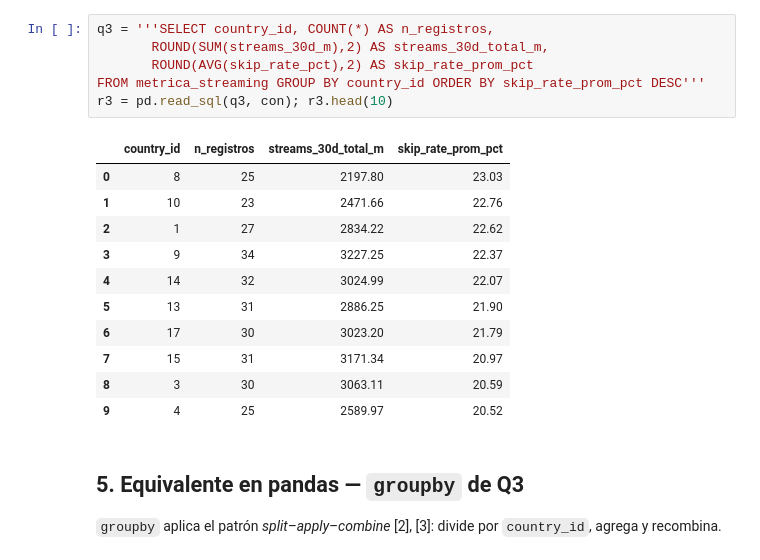
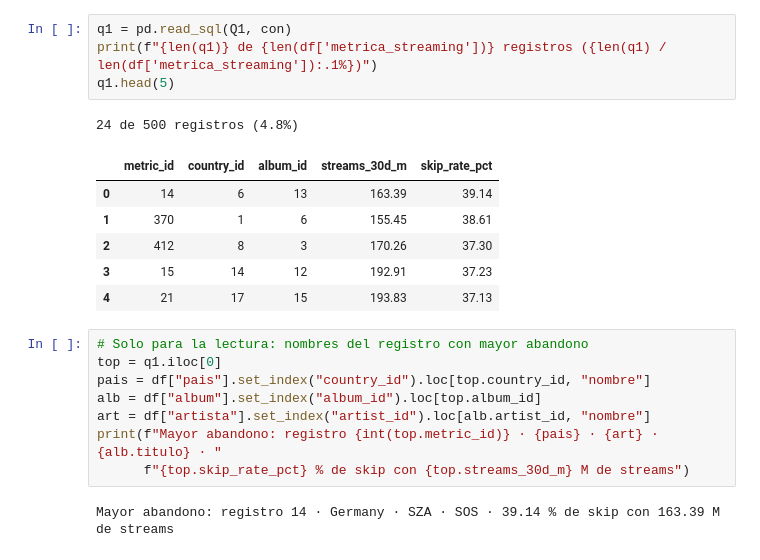
Before and after one commit to Drewroots/electiva-vi-ciencia-datos-2026-b-g1, a Jupyter notebook: 07-week/02-optional-activity/consultas-sql-pandas.ipynb, the cells around one changed output. Drawn from its saved outputs; the diff is of its cells as text.

```diff
--- a/07-week/02-optional-activity/consultas-sql-pandas.ipynb
+++ b/07-week/02-optional-activity/consultas-sql-pandas.ipynb
@@ -71,21 +69,22 @@ pd.read_sql(q2, con)
-# %%
-q3 = '''SELECT country_id, COUNT(*) AS n_registros,
-       ROUND(SUM(streams_30d_m),2) AS streams_30d_total_m,
-       ROUND(AVG(skip_rate_pct),2) AS skip_rate_prom_pct
-FROM metrica_streaming GROUP BY country_id ORDER BY skip_rate_prom_pct DESC'''
-r3 = pd.read_sql(q3, con); r3.head(10)
-# %% [output]
-|  | country_id | n_registros | streams_30d_total_m | skip_rate_prom_pct |
-| 0 | 8 | 25 | 2197.80 | 23.03 |
-| 1 | 10 | 23 | 2471.66 | 22.76 |
-| 2 | 1 | 27 | 2834.22 | 22.62 |
-| 3 | 9 | 34 | 3227.25 | 22.37 |
-| 4 | 14 | 32 | 3024.99 | 22.07 |
-| 5 | 13 | 31 | 2886.25 | 21.90 |
-| 6 | 17 | 30 | 3023.20 | 21.79 |
-| 7 | 15 | 31 | 3171.34 | 20.97 |
-| 8 | 3 | 30 | 3063.11 | 20.59 |
-| 9 | 4 | 25 | 2589.97 | 20.52 |
-# %% [markdown]
-## 5. Equivalente en pandas — `groupby` de Q3
-`groupby` aplica el patrón *split–apply–combine* [2], [3]: divide por `country_id`, agrega y recombina.
+# %%
+q1 = pd.read_sql(Q1, con)
+print(f"{len(q1)} de {len(df['metrica_streaming'])} registros ({len(q1) / len(df['metrica_streaming']):.1%})")
+q1.head(5)
+# %% [output]
+24 de 500 registros (4.8%)
+|  | metric_id | country_id | album_id | streams_30d_m | skip_rate_pct |
+| 0 | 14 | 6 | 13 | 163.39 | 39.14 |
+| 1 | 370 | 1 | 6 | 155.45 | 38.61 |
+| 2 | 412 | 8 | 3 | 170.26 | 37.30 |
+| 3 | 15 | 14 | 12 | 192.91 | 37.23 |
+| 4 | 21 | 17 | 15 | 193.83 | 37.13 |
+# %%
+# Solo para la lectura: nombres del registro con mayor abandono
+top = q1.iloc[0]
+pais = df["pais"].set_index("country_id").loc[top.country_id, "nombre"]
+alb = df["album"].set_index("album_id").loc[top.album_id]
+art = df["artista"].set_index("artist_id").loc[alb.artist_id, "nombre"]
+print(f"Mayor abandono: registro {int(top.metric_id)} · {pais} · {art} · {alb.titulo} · "
+      f"{top.skip_rate_pct} % de skip con {top.streams_30d_m} M de streams")
+# %% [output]
+Mayor abandono: registro 14 · Germany · SZA · SOS · 39.14 % de skip con 163.39 M de streams
```
Also changed, not shown: parts of 26 cells of this notebook, 8 other files.
